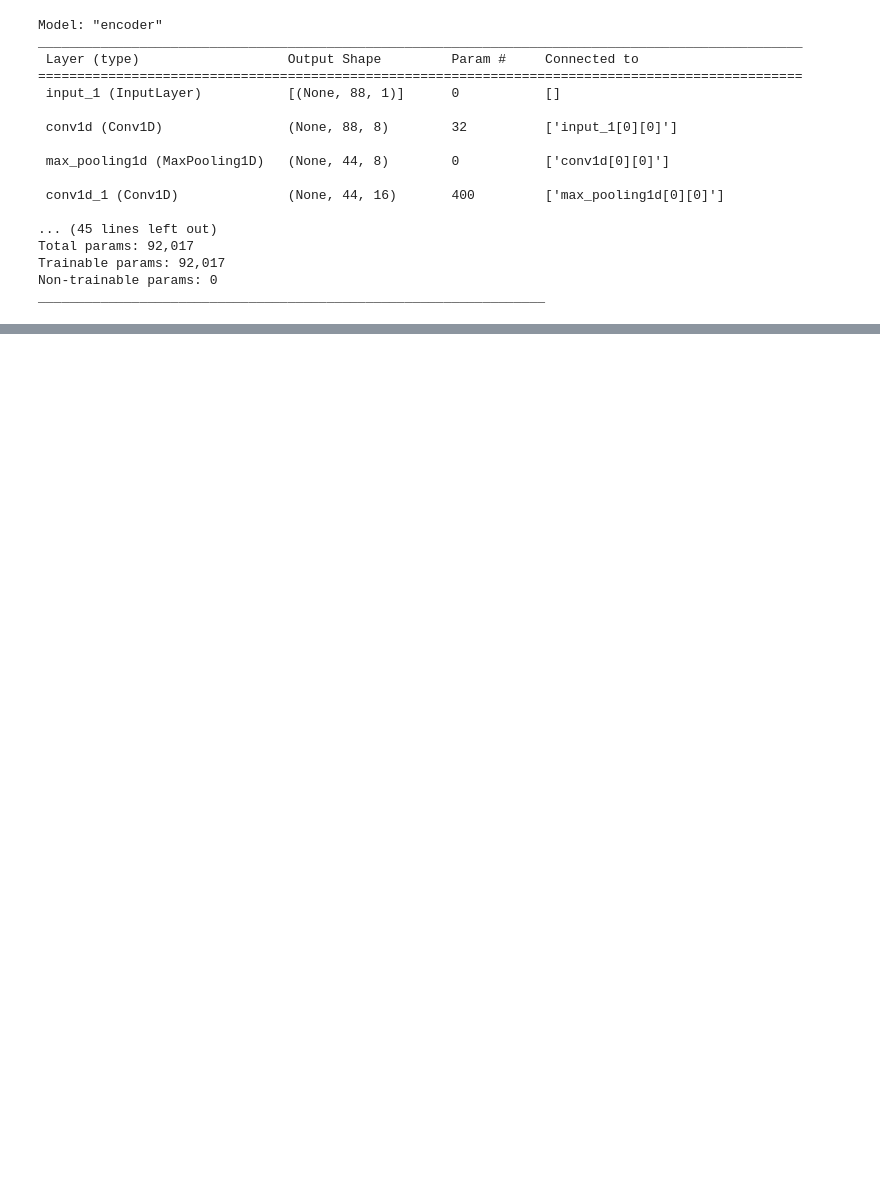
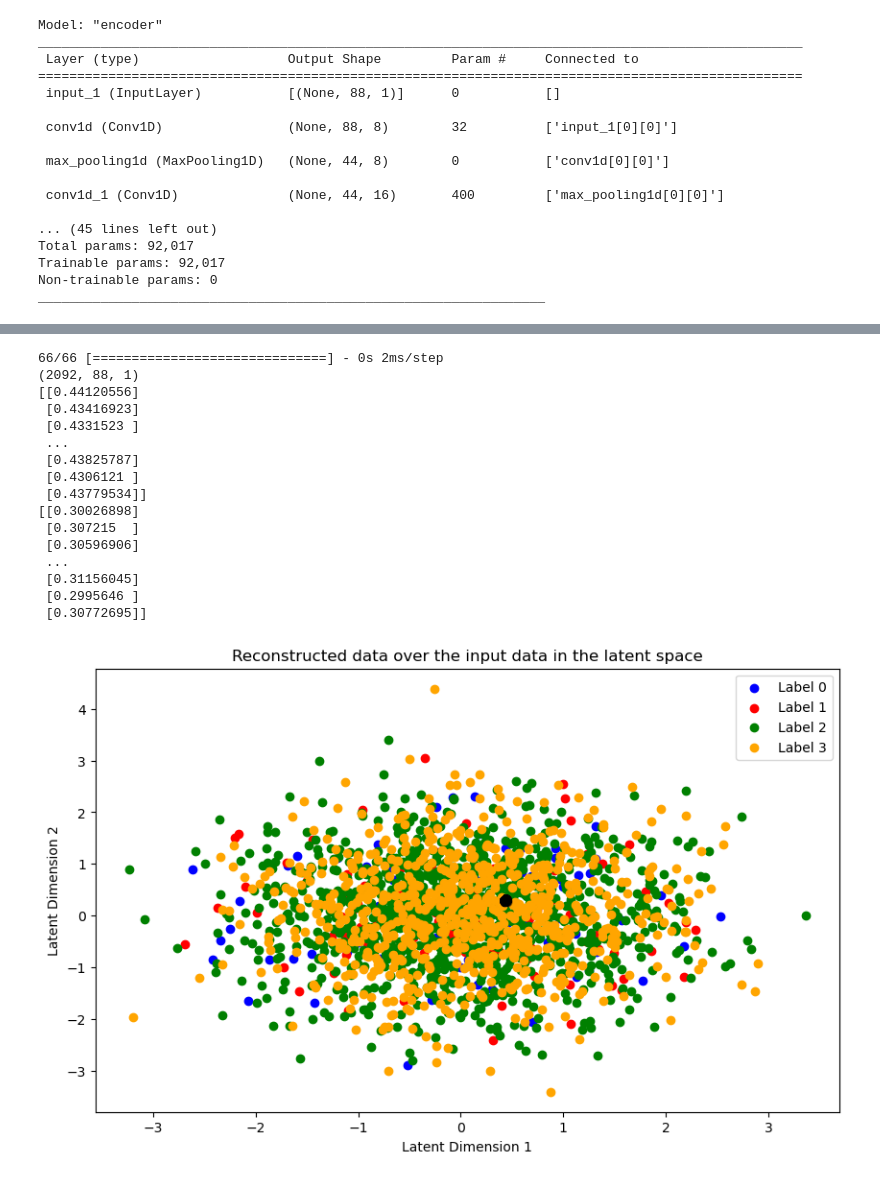
Before and after one commit to bruno4355/Diplomski-rad, a Jupyter notebook: exp.ipynb, the cells around one changed output, grey strips where cells are left out. Saved outputs shown, nothing was run; the diff lists cells and outputs as text; code cells hidden in the pictures; blank space fills up the shorter version.

```diff
--- a/exp.ipynb
+++ b/exp.ipynb
@@ -264,0 +230,39 @@ viz_latent_space_val(encoder, data, labels)
+# %%
+# Reconstruct the validation data using the VAE
+reconstructed_x_test = vae.decoder.predict(encoded_x_test)
+print(reconstructed_x_test.shape)
+print(reconstructed_x_test[:,0])
+print(reconstructed_x_test[:,1])
+
+# Plot the encoded vectors for the validation data
+plt.figure(figsize=(10, 6))
+for label in range(4):
+    indices_test = np.where(y_test == label)[0]
+    plt.scatter(encoded_x_test[indices_test, 0], encoded_x_test[indices_test, 1], c=label_colors[label],
+                label='Label {}'.format(label))
+plt.title('Reconstructed data over the input data in the latent space')
+plt.xlabel('Latent Dimension 1')
+plt.ylabel('Latent Dimension 2')
+plt.legend()
+
+# Overlay all the reconstructed validation data points on the plot
+plt.scatter(reconstructed_x_test[:, 0], reconstructed_x_test[:, 1], c='black', alpha=0.5)
+plt.show()
+# %% [output]
+66/66 [==============================] - 0s 2ms/step
+(2092, 88, 1)
+[[0.44120556]
+ [0.43416923]
+ [0.4331523 ]
+ ...
+ [0.43825787]
+ [0.4306121 ]
+ [0.43779534]]
+[[0.30026898]
+ [0.307215  ]
+ [0.30596906]
+ ...
+ [0.31156045]
+ [0.2995646 ]
+ [0.30772695]]
+[figure, added]
```
Also changed, not shown: parts of 8 cells of this notebook, 3 other files.
